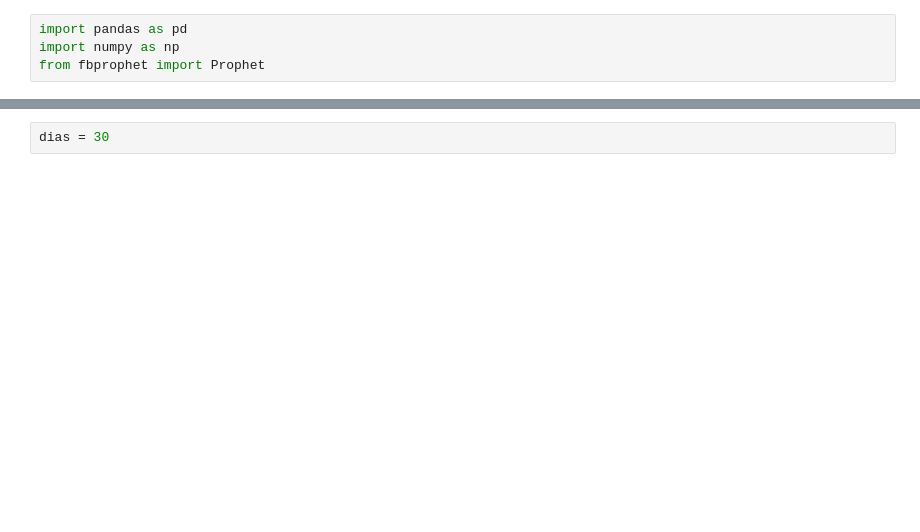
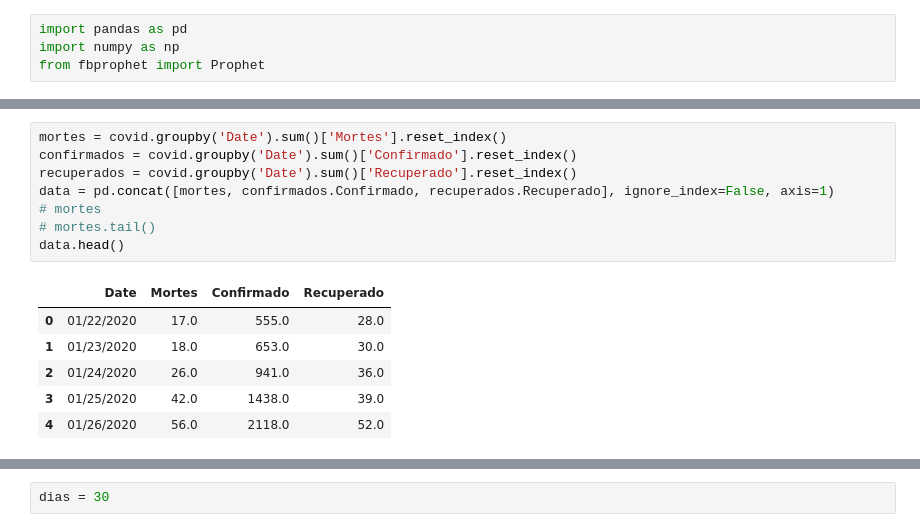
Before and after one commit to NicolasLopes7/predict-covid, a Jupyter notebook: predictCovid.ipynb, the cells around one changed output, grey strips where cells are left out. Drawn from its saved outputs; the diff is of its cells as text; blank space fills up the shorter version.

```diff
--- a/predictCovid.ipynb
+++ b/predictCovid.ipynb
@@ -21 +19,16 @@ mortes.tail()
+# %%
+mortes = covid.groupby('Date').sum()['Mortes'].reset_index()
+confirmados = covid.groupby('Date').sum()['Confirmado'].reset_index()
+recuperados = covid.groupby('Date').sum()['Recuperado'].reset_index()
+data = pd.concat([mortes, confirmados.Confirmado, recuperados.Recuperado], ignore_index=False, axis=1)
+# mortes
+# mortes.tail()
+data.head()
+# %% [output]
+|  | Date | Mortes | Confirmado | Recuperado |
+| 0 | 01/22/2020 | 17.0 | 555.0 | 28.0 |
+| 1 | 01/23/2020 | 18.0 | 653.0 | 30.0 |
+| 2 | 01/24/2020 | 26.0 | 941.0 | 36.0 |
+| 3 | 01/25/2020 | 42.0 | 1438.0 | 39.0 |
+| 4 | 01/26/2020 | 56.0 | 2118.0 | 52.0 |
 # %%
```
Also changed, not shown: parts of 13 cells of this notebook.
